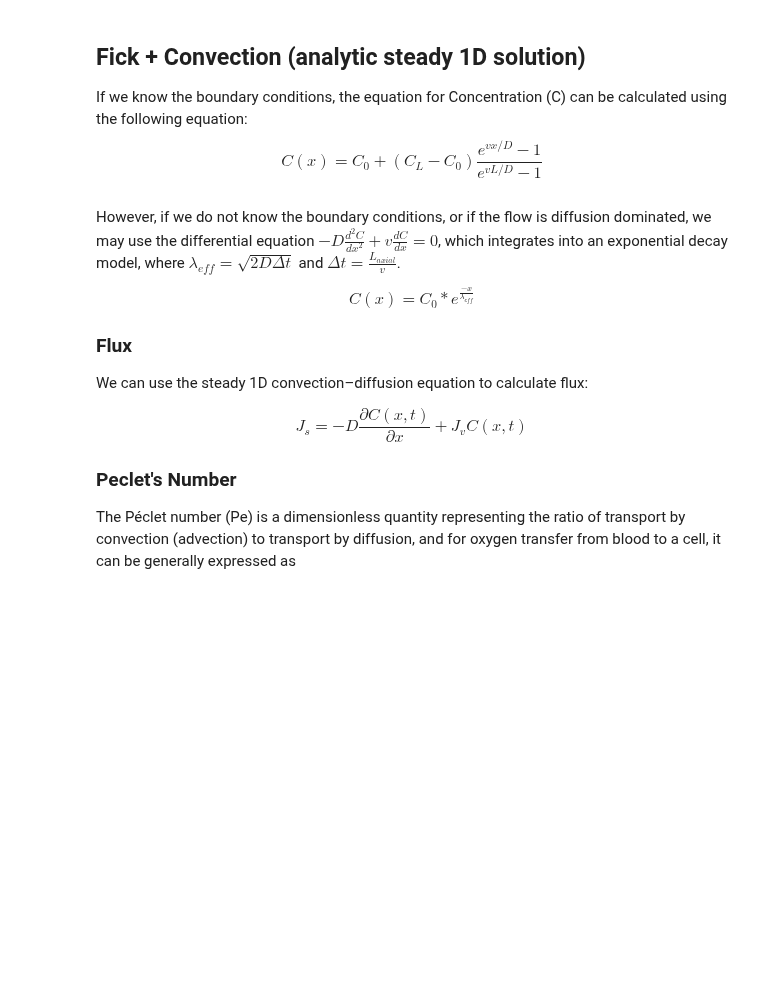
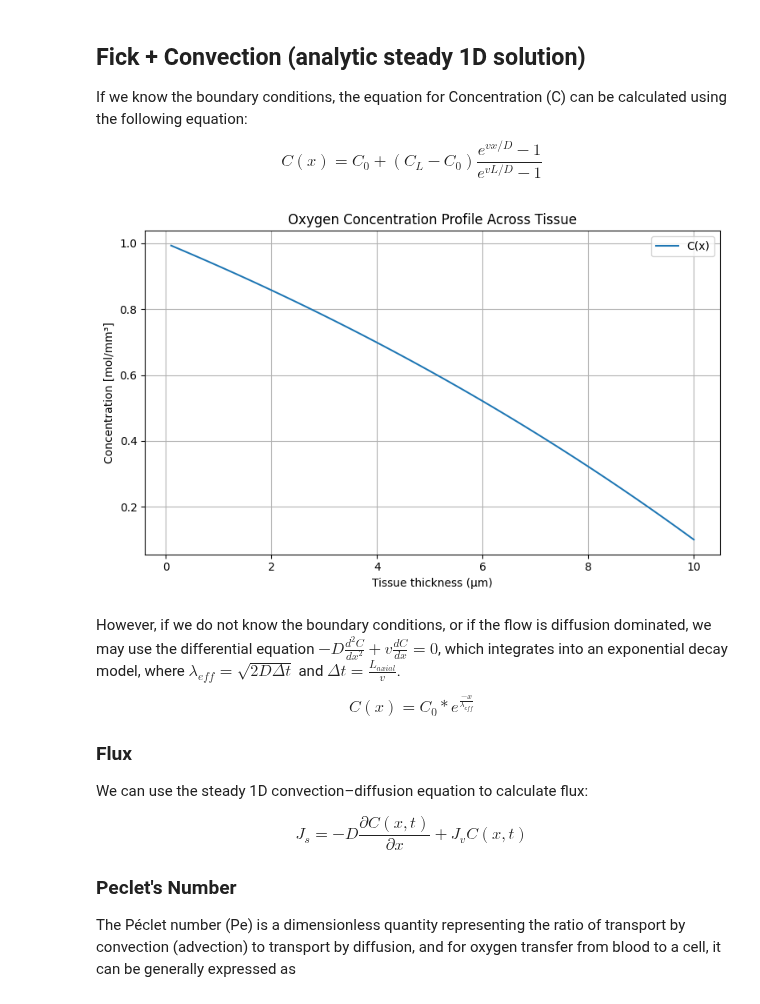
Before and after one commit to AAU-ST3-KHF/blod, a Jupyter notebook: Exercise Blood 1.ipynb, the cells around one changed output. Drawn from its saved outputs; the diff is of its cells as text; code cells hidden in the pictures; blank space fills up the shorter version.

Commit message:
Fixed a plotting issue

```diff
--- a/Exercise Blood 1.ipynb
+++ b/Exercise Blood 1.ipynb
@@ -65,30 +58,32 @@ $$ C(x) = C_0 + (C_L - C_0)\frac{e^{v x / D} - 1}{e^{v L / D} - 1} $$
 # %%
 import numpy as np
 import matplotlib.pyplot as plt
 
 # Define parameters
 C0 = 1.0  # mol/mm^3
 CL = 0.1  # mol/mm^3
-L = 0.2  # mm
+L = 0.01  # mm
 v = 0.1  # mm/s
 D = 1.8e-3  # mm^2/s
 
 # Create position array from 0 to L
-L = np.linspace(0.01 * L, L, 100)
+x = np.linspace(0.01 * L, L, 100)
 
 # Compute concentration profile using analytical solution
-C = C0 + (CL - C0) * np.expm1(v * L / D) / np.expm1(v * L / D)
+C = C0 + (CL - C0) * np.expm1(v * x / D) / np.expm1(v * L / D)
 
 # Plot the concentration profile
 plt.figure(figsize=(8, 5))
-plt.plot(L * 1e3, C, label="C(x)")
+plt.plot(x * 1e3, C, label="C(x)")
 plt.xlabel("Tissue thickness (μm)")
 plt.ylabel("Concentration [mol/mm³]")
 plt.title("Oxygen Concentration Profile Across Tissue")
 plt.grid(True)
 plt.legend()
 plt.tight_layout()
 plt.show()
+# %% [output]
+[figure, added]
 # %% [markdown]
 
 
```
Also changed, not shown: parts of 1 cell of this notebook.
